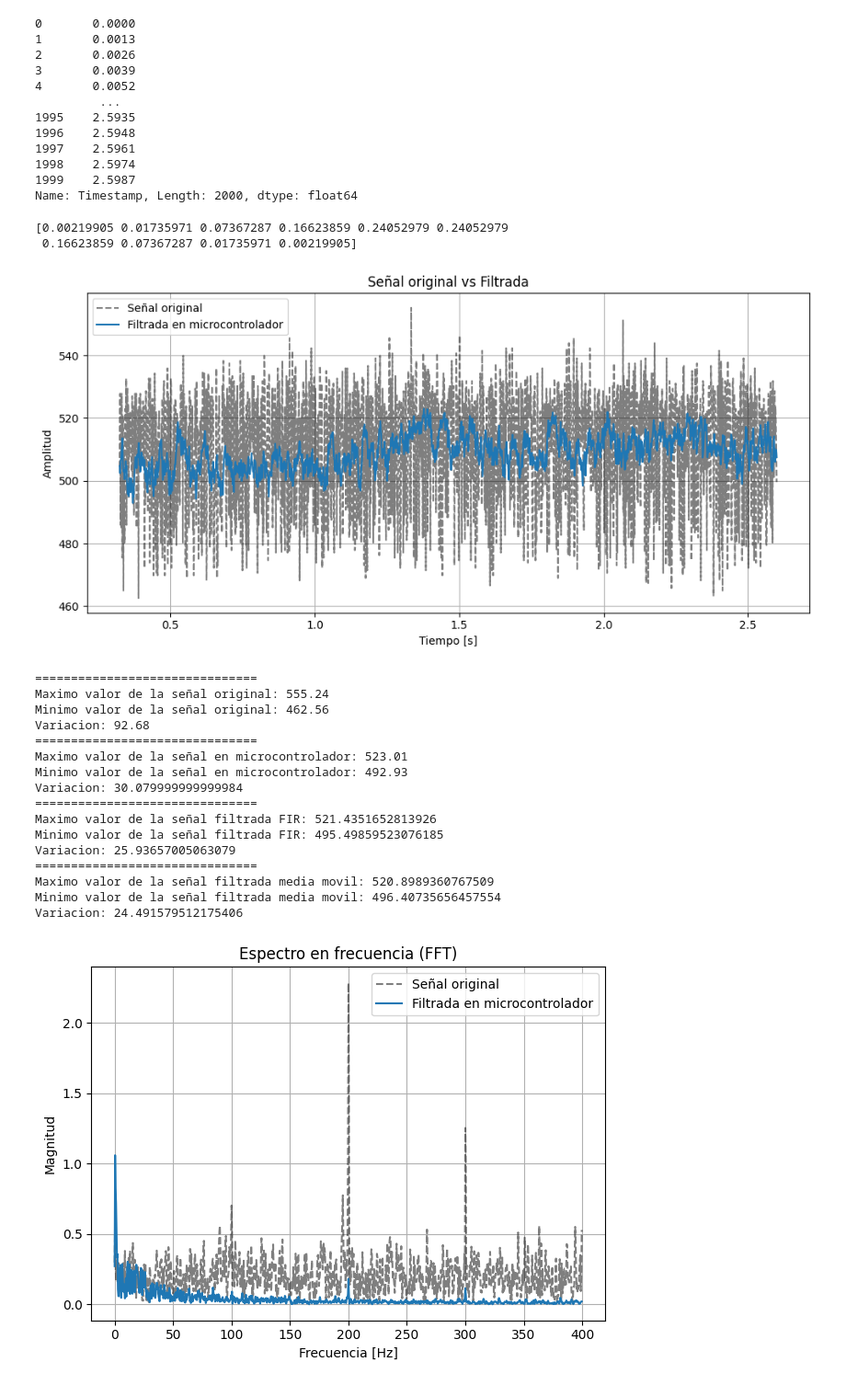
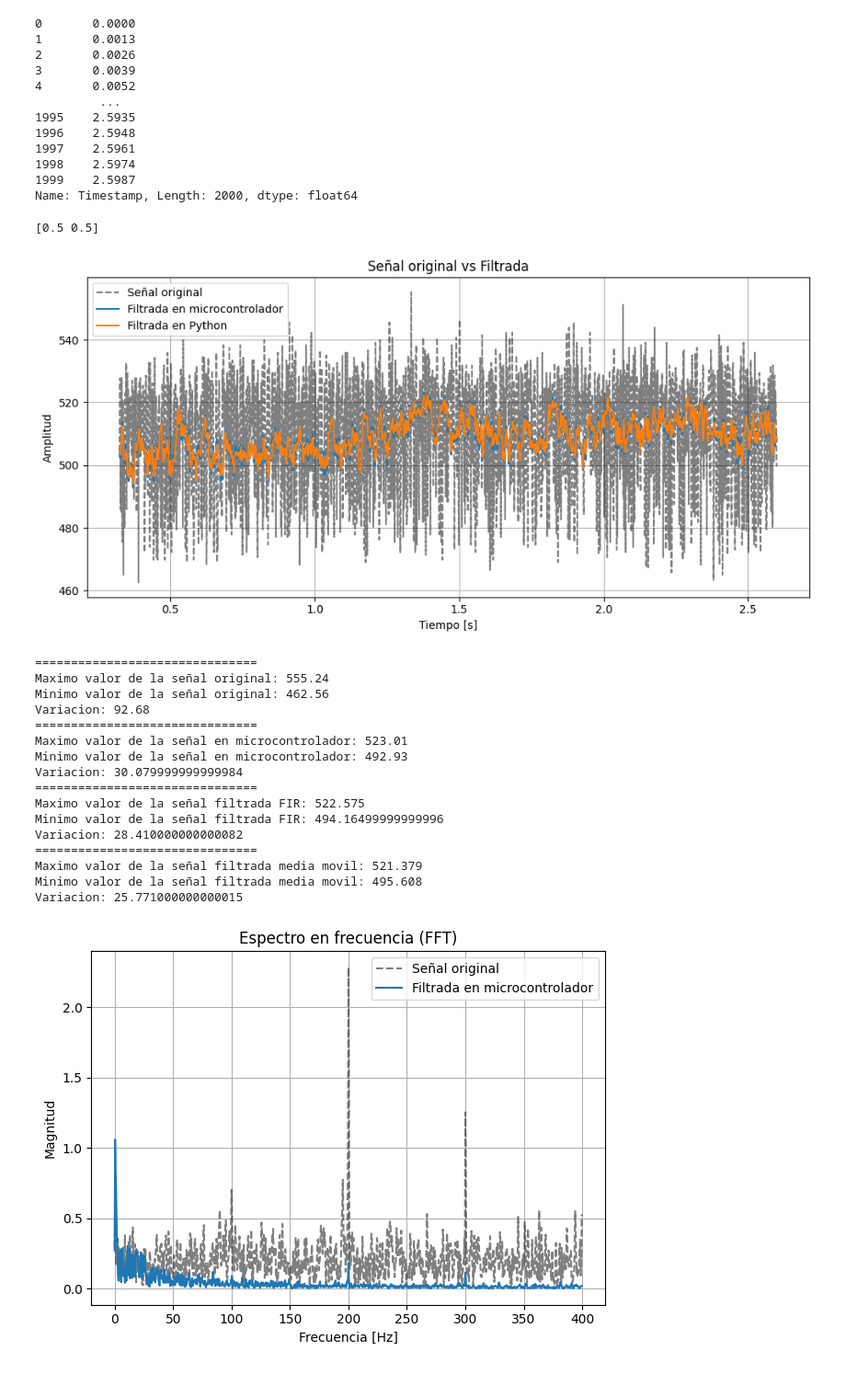
Before and after one commit to FrancoLopez0/ega_grupo_3, a Jupyter notebook: 2_workspace/firmware/scripts/scripts.ipynb, the cells around one changed output. Shown at 92% size. Drawn from its saved outputs; the diff is of its cells as text; code cells hidden in the pictures.

```diff
--- a/2_workspace/firmware/scripts/scripts.ipynb
+++ b/2_workspace/firmware/scripts/scripts.ipynb
@@ -82,11 +82,11 @@ Name: Timestamp, Length: 2000, dtype: float64
 # %%
 from scipy.signal import butter, firwin, lfilter, freqz
 
-cutoff = 80  # Hz
+cutoff = 100 # Hz
 # ===============================
 # 🔹 Filtro FIR pasa bajos
 # ===============================
-numtaps = 10  # Orden + 1
+numtaps = 2  # Orden + 1
 
 fir = firwin(numtaps, cutoff, window='hamming', fs=sample_rate)
 python_filtered = lfilter(fir, 1.0, filtered_samples)
@@ -96,43 +96,42 @@ python_filtered_moving_avg = media_movil(python_filtered, media_movil_size)
 
 print(fir)
 # %% [output]
-[0.00219905 0.01735971 0.07367287 0.16623859 0.24052979 0.24052979
- 0.16623859 0.07367287 0.01735971 0.00219905]
+[0.5 0.5]
 # %%
 plt.figure(figsize=(10, 5))
 plt.plot(t[250:], raw_samples[250:], 'k--', alpha=0.5, label='Señal original')
 plt.plot(t[250:], filtered_samples[250:], label='Filtrada en microcontrolador')
-# plt.plot(t[250:], python_filtered[250:], label='Filtrada en Python')
+plt.plot(t[250:], python_filtered[250:], label='Filtrada en Python')
 # plt.plot(t[250:], python_filtered_moving_avg[250:], label='Filtrada en Python')
 plt.title('Señal original vs Filtrada')
 plt.xlabel('Tiempo [s]')
 plt.ylabel('Amplitud')
 plt.grid()
 plt.legend()
 plt.tight_layout()
 plt.show()
 
 print("===============================")
 print(f"Maximo valor de la señal original: {raw_samples.max()} ")
 print(f"Minimo valor de la señal original: {raw_samples.min()} ")
 print(f"Variacion: {raw_samples.max()-raw_samples.min()}")
 
 print("===============================")
 print(f"Maximo valor de la señal en microcontrolador: {filtered_samples.max()} ")
 print(f"Minimo valor de la señal en microcontrolador: {filtered_samples.min()} ")
 print(f"Variacion: {filtered_samples.max()-filtered_samples.min()} ")
 
 print("===============================")
 print(f"Maximo valor de la señal filtrada FIR: {python_filtered[250:].max()} ")
 print(f"Minimo valor de la señal filtrada FIR: {python_filtered[250:].min()} ")
 print(f"Variacion: {python_filtered[250:].max()-python_filtered[250:].min()} ")
 
 print("===============================")
 print(f"Maximo valor de la señal filtrada media movil: {python_filtered_moving_avg[250:].max()} ")
 print(f"Minimo valor de la señal filtrada media movil: {python_filtered_moving_avg[250:].min()} ")
 print(f"Variacion: {python_filtered_moving_avg[250:].max()-python_filtered_moving_avg[250:].min()} ")
 # %% [output]
-[figure, old version]
+[figure, new version]
 ===============================
 Maximo valor de la señal original: 555.24
 Minimo valor de la señal original: 462.56
@@ -142,13 +141,13 @@ Maximo valor de la señal en microcontrolador: 523.01
 Minimo valor de la señal en microcontrolador: 492.93
 Variacion: 30.079999999999984
 ===============================
-Maximo valor de la señal filtrada FIR: 521.4351652813926
-Minimo valor de la señal filtrada FIR: 495.49859523076185
-Variacion: 25.93657005063079
+Maximo valor de la señal filtrada FIR: 522.575
+Minimo valor de la señal filtrada FIR: 494.16499999999996
+Variacion: 28.410000000000082
 ===============================
-Maximo valor de la señal filtrada media movil: 520.8989360767509
-Minimo valor de la señal filtrada media movil: 496.40735656457554
-Variacion: 24.491579512175406
+Maximo valor de la señal filtrada media movil: 521.379
+Minimo valor de la señal filtrada media movil: 495.608
+Variacion: 25.771000000000015
 # %%
 import numpy as np
 import matplotlib.pyplot as plt
```
Also changed, not shown: 5 other files.
